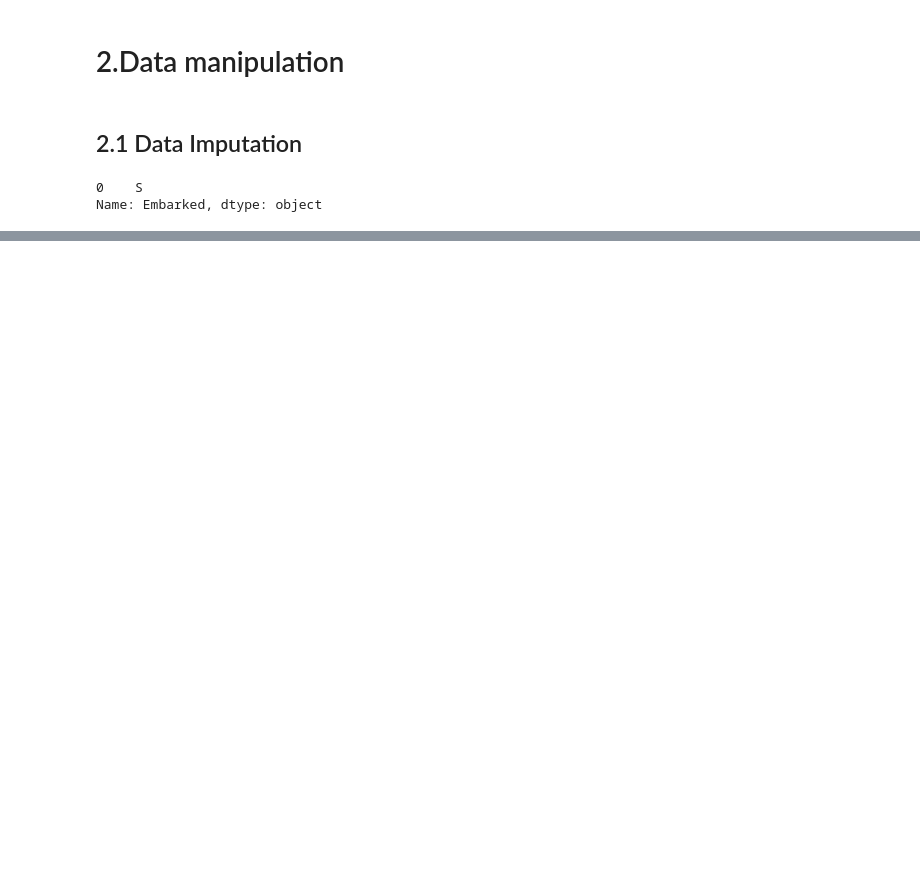
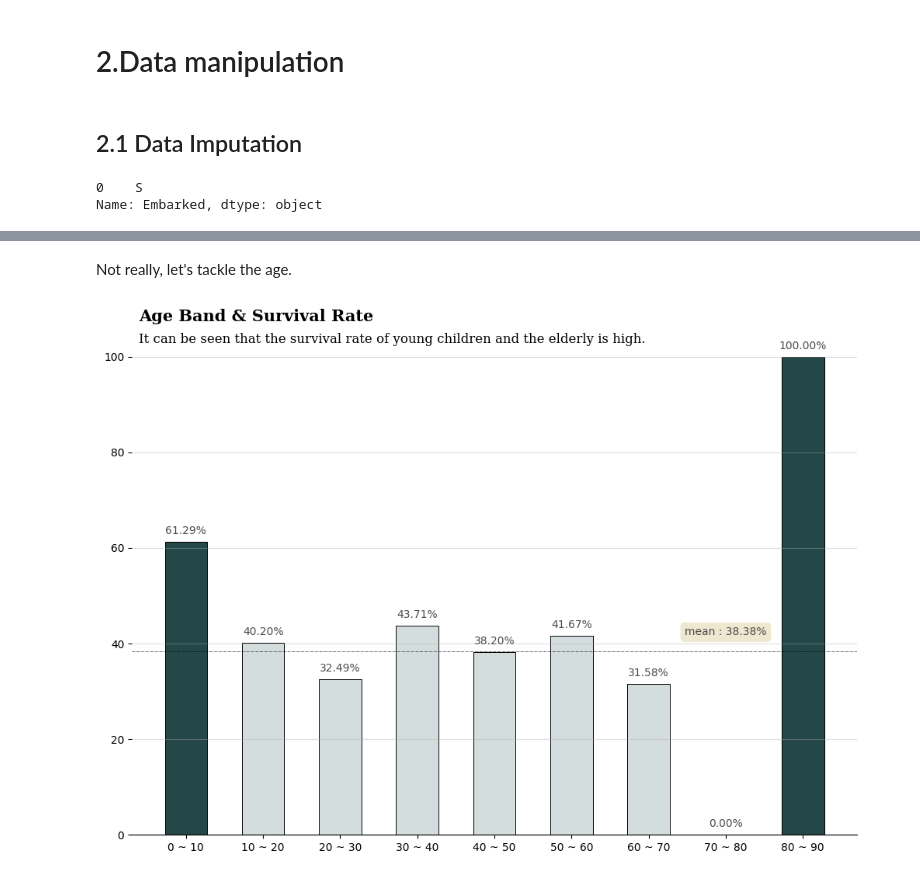
Before and after one commit to emkhv/Titanic_dataset_exploration, a Jupyter notebook: Titanic dataset exploration.ipynb, the cells around one changed output, grey strips where cells are left out. Drawn from its saved outputs; the diff is of its cells as text; code cells hidden in the pictures; blank space fills up the shorter version.

```diff
--- a/Titanic dataset exploration.ipynb
+++ b/Titanic dataset exploration.ipynb
@@ -165,12 +141,0 @@ sns.catplot( y='Fare', x='Sex',  hue='Survived', data=Fare_wo_outliers, col='Sib
-# %%
-f,ax=plt.subplots(2,2, figsize=(20, 20))
-
-
-sns.violinplot(y=train['Age'].dropna(),x=train['Survived'].dropna(), ax=ax[0,0]) # The ticket prices distribution
-ax[0,0].set_title('Fare Distribution')
-sns.stripplot(x='Pclass',y='Fare',hue='Survived',data=train,ax=ax[0,1], s=20, marker="8",edgecolor='none', alpha=.2) # Survival rate by class and ticket cost
-ax[0,1].set_title('Survival Rate by Fare and Pclass')
-sns.countplot(x='Embarked',hue='Survived',data=train,ax=ax[1,0]) # Survival rate by the embarking place
-ax[1,0].set_title('Survival Rate by Embarked')
-sns.violinplot(x='Sex',y='Fare',data=train,ax=ax[1,1], hue='Survived',scale="count", split=True, dodge=True, s=10) # Survival rate by class and ticket cost
-ax[1,1].set_title('Survival Rate by Fare and Embarked')
@@ -278,0 +263,56 @@ Text(0.5, 1.0, 'Missing values heatmap')
+# %% [markdown]
+Not really, let's tackle the age.
+# %%
+
+def age_band(num):
+    for i in range(1, 100):
+        if num < 10*i :  return f'{(i-1) * 10} ~ {i*10}'
+
+train['age_band'] = train['Age'].apply(age_band)
+titanic_age = train[['age_band', 'Survived']].groupby('age_band')['Survived'].value_counts().sort_index().unstack().fillna(0)
+titanic_age['Survival rate'] = titanic_age[1] / (titanic_age[0] + titanic_age[1]) * 100
+
+fig, ax = plt.subplots(1, 1, figsize=(10, 7))
+
+# Generate color palette
+colors =  ['#d4dddd' for _ in range(9)]
+colors[0] = colors[8] = '#244747'
+#I usually put huls but in this case the author of this graph used the same color for the first and last bar and it's helpful
+
+
+ax.bar(titanic_age['Survival rate'].index, titanic_age['Survival rate'],
+       color=colors, width=0.55,
+       edgecolor='black',
+       linewidth=0.7)
+
+for s in ["top","right","left"]:
+    ax.spines[s].set_visible(False)
+
+# Annotation Part
+for i in titanic_age['Survival rate'].index:
+    ax.annotate(f"{titanic_age['Survival rate'][i]:.02f}%",
+                   xy=(i, titanic_age['Survival rate'][i] + 2.3),
+                   va='center', ha='center', fontweight='light',
+                   color='#4a4a4a')
+
+# mean line + annotation
+mean = train['Survived'].mean() * 100
+ax.axhline(mean, color='black', linewidth=0.4, linestyle='dashdot')
+ax.annotate(f"mean : {mean:.4}%",
+            xy=('70 ~ 80', mean + 4),
+            va='center', ha='center',
+            color='#4a4a4a',
+            bbox=dict(boxstyle='round', pad=0.4, facecolor='#efe8d1', linewidth=0))
+
+# Title & Subtitle
+fig.text(0.06, 1, 'Age Band & Survival Rate', fontsize=15, fontweight='bold', fontfamily='serif')
+fig.text(0.06, 0.96, 'It can be seen that the survival rate of young children and the elderly is high.', fontsize=12, fontweight='light', fontfamily='serif')
+
+grid_y_ticks = np.arange(0, 101, 20)
+ax.set_yticks(grid_y_ticks)
+ax.grid(axis='y', linestyle='-', alpha=0.4)
+
+plt.tight_layout()
+plt.show()
+# %% [output]
+[figure, added]
```
Also changed, not shown: parts of 21 cells of this notebook.
